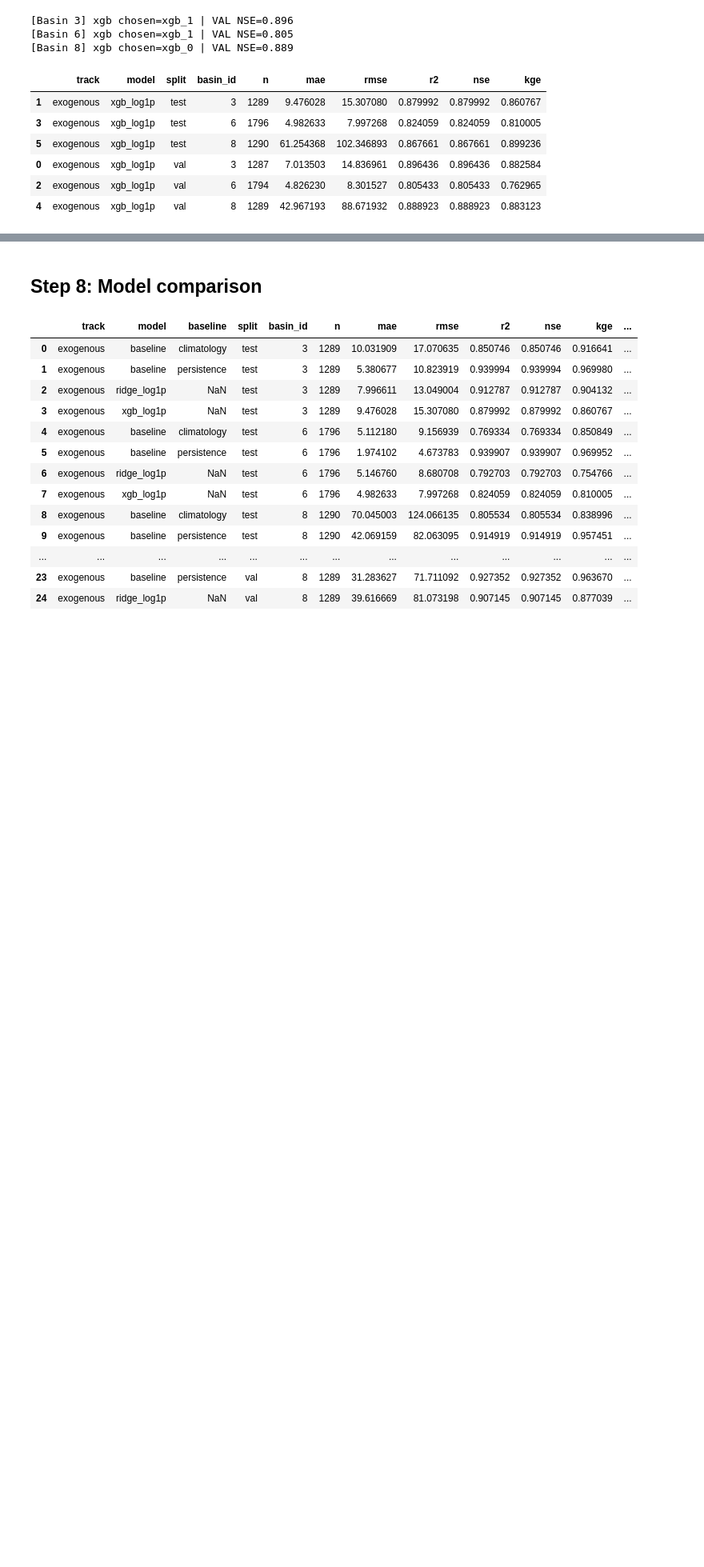
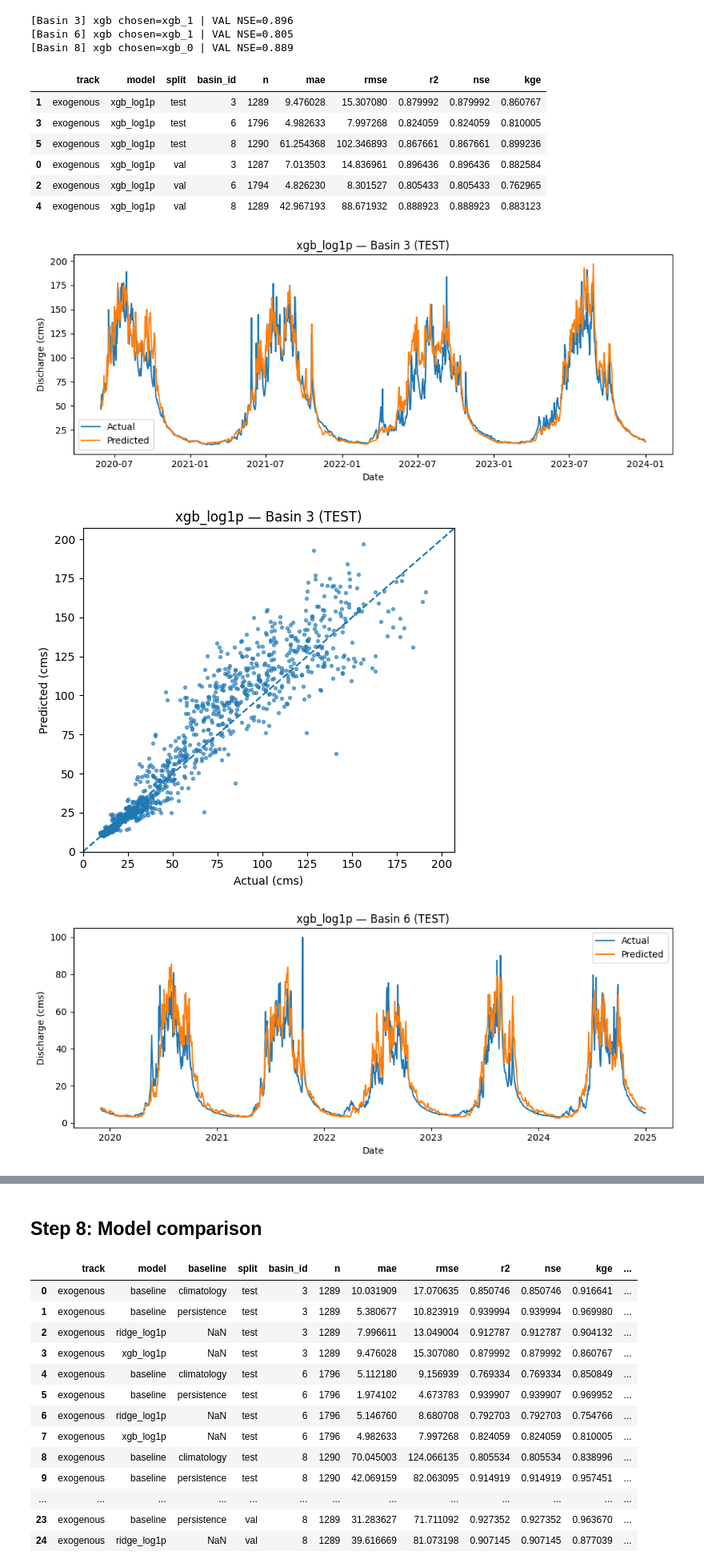
Before and after one commit to QingfangLiu/bhutan_climate_modeling, a Jupyter notebook: code/modeling/riverine_flood_model/StageE_train_models_daily.ipynb, the cells around one changed output, grey strips where cells are left out. Shown at 80% size. Drawn from its saved outputs; the diff is of its cells as text; code cells hidden in the pictures; blank space fills up the shorter version.

```diff
--- a/code/modeling/riverine_flood_model/StageE_train_models_daily.ipynb
+++ b/code/modeling/riverine_flood_model/StageE_train_models_daily.ipynb
@@ -1018,0 +1087,10 @@ display(tree_metrics_df.sort_values(["split","basin_id"]))
+# %%
+# Pick the backend selected earlier (e.g., TREE_BACKEND)
+for b in per_basin_data.keys():
+    df_test_pred = get_tree_test_preds_for_basin(b, per_basin_data, exog_split, TREE_BACKEND)
+    plot_test_timeseries(df_test_pred, title_prefix=f"{df_test_pred['backend'].iloc[0]}_log1p")
+    plot_test_scatter(df_test_pred, title_prefix=f"{df_test_pred['backend'].iloc[0]}_log1p")
+# %% [output]
+[figure, added]
+[figure, added]
+[figure, added]
```
Also changed, not shown: parts of 3 cells of this notebook, 1 other file.
